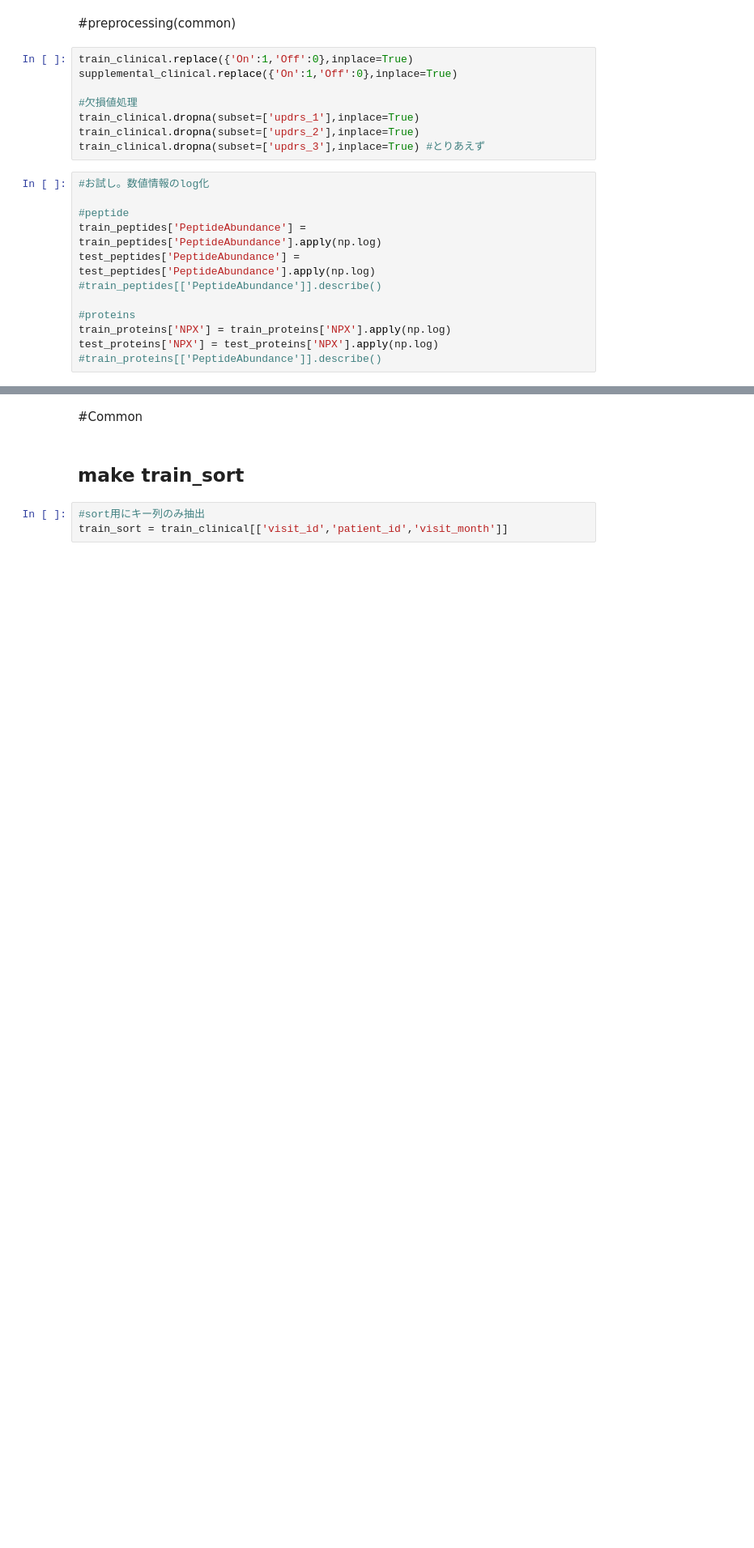
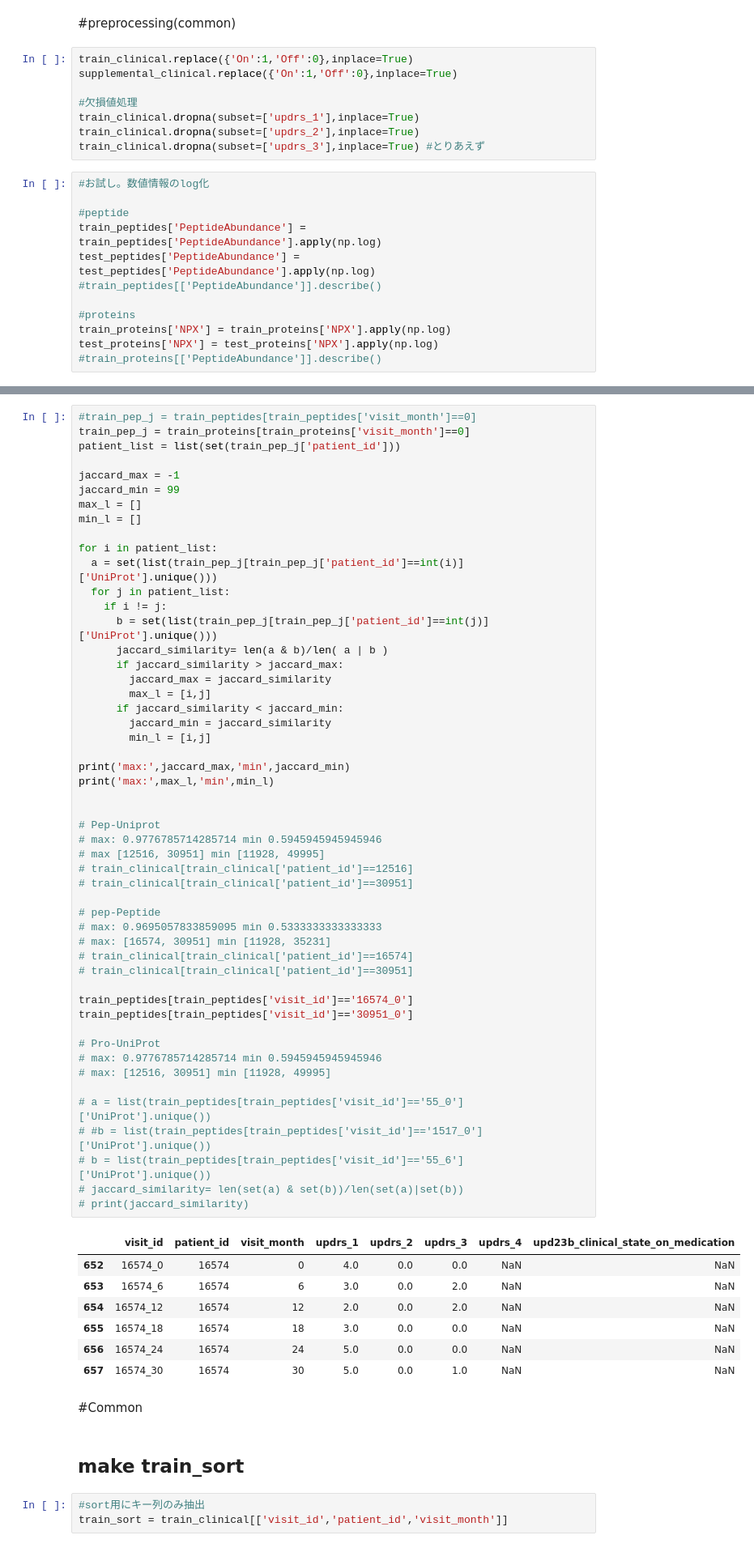
Before and after one commit to kunai-3txk/Compe_tonyobyo, a Jupyter notebook: AMP_fit.ipynb, the cells around one changed output, grey strips where cells are left out. Shown at 81% size. Cells and saved outputs as stored; diff of their text form; blank space fills up the shorter version.

Commit message:
0318.01 jaccard係数の実装

```diff
--- a/AMP_fit.ipynb
+++ b/AMP_fit.ipynb
@@ -232,3 +237,62 @@ test_proteins['NPX'] = test_proteins['NPX'].apply(np.log)
+# %%
+#train_pep_j = train_peptides[train_peptides['visit_month']==0]
+train_pep_j = train_proteins[train_proteins['visit_month']==0]
+patient_list = list(set(train_pep_j['patient_id']))
+
+jaccard_max = -1
+jaccard_min = 99
+max_l = []
+min_l = []
+
+for i in patient_list:
+  a = set(list(train_pep_j[train_pep_j['patient_id']==int(i)]['UniProt'].unique()))
+  for j in patient_list:
+    if i != j:
+      b = set(list(train_pep_j[train_pep_j['patient_id']==int(j)]['UniProt'].unique()))
+      jaccard_similarity= len(a & b)/len( a | b )
+      if jaccard_similarity > jaccard_max:
+        jaccard_max = jaccard_similarity
+        max_l = [i,j]
+      if jaccard_similarity < jaccard_min:
+        jaccard_min = jaccard_similarity
+        min_l = [i,j]
+
+print('max:',jaccard_max,'min',jaccard_min)
+print('max:',max_l,'min',min_l)
+
+
+# Pep-Uniprot
+# max: 0.9776785714285714 min 0.5945945945945946
+# max [12516, 30951] min [11928, 49995]
+# train_clinical[train_clinical['patient_id']==12516]
+# train_clinical[train_clinical['patient_id']==30951]
+
+# pep-Peptide
+# max: 0.9695057833859095 min 0.5333333333333333
+# max: [16574, 30951] min [11928, 35231]
+# train_clinical[train_clinical['patient_id']==16574]
+# train_clinical[train_clinical['patient_id']==30951]
+
+train_peptides[train_peptides['visit_id']=='16574_0']
+train_peptides[train_peptides['visit_id']=='30951_0']
+
+# Pro-UniProt
+# max: 0.9776785714285714 min 0.5945945945945946
+# max: [12516, 30951] min [11928, 49995]
+
+# a = list(train_peptides[train_peptides['visit_id']=='55_0']['UniProt'].unique())
+# #b = list(train_peptides[train_peptides['visit_id']=='1517_0']['UniProt'].unique())
+# b = list(train_peptides[train_peptides['visit_id']=='55_6']['UniProt'].unique())
+# jaccard_similarity= len(set(a) & set(b))/len(set(a)|set(b))
+# print(jaccard_similarity)
+# %% [output]
+|  | visit_id | patient_id | visit_month | updrs_1 | updrs_2 | updrs_3 | updrs_4 | upd23b_clinical_state_on_medication |
+| 652 | 16574_0 | 16574 | 0 | 4.0 | 0.0 | 0.0 | NaN | NaN |
+| 653 | 16574_6 | 16574 | 6 | 3.0 | 0.0 | 2.0 | NaN | NaN |
+| 654 | 16574_12 | 16574 | 12 | 2.0 | 0.0 | 2.0 | NaN | NaN |
+| 655 | 16574_18 | 16574 | 18 | 3.0 | 0.0 | 0.0 | NaN | NaN |
+| 656 | 16574_24 | 16574 | 24 | 5.0 | 0.0 | 0.0 | NaN | NaN |
+| 657 | 16574_30 | 16574 | 30 | 5.0 | 0.0 | 1.0 | NaN | NaN |
 # %% [markdown]
 #Common
 # %% [markdown]
```
Also changed, not shown: parts of 3 cells of this notebook.
